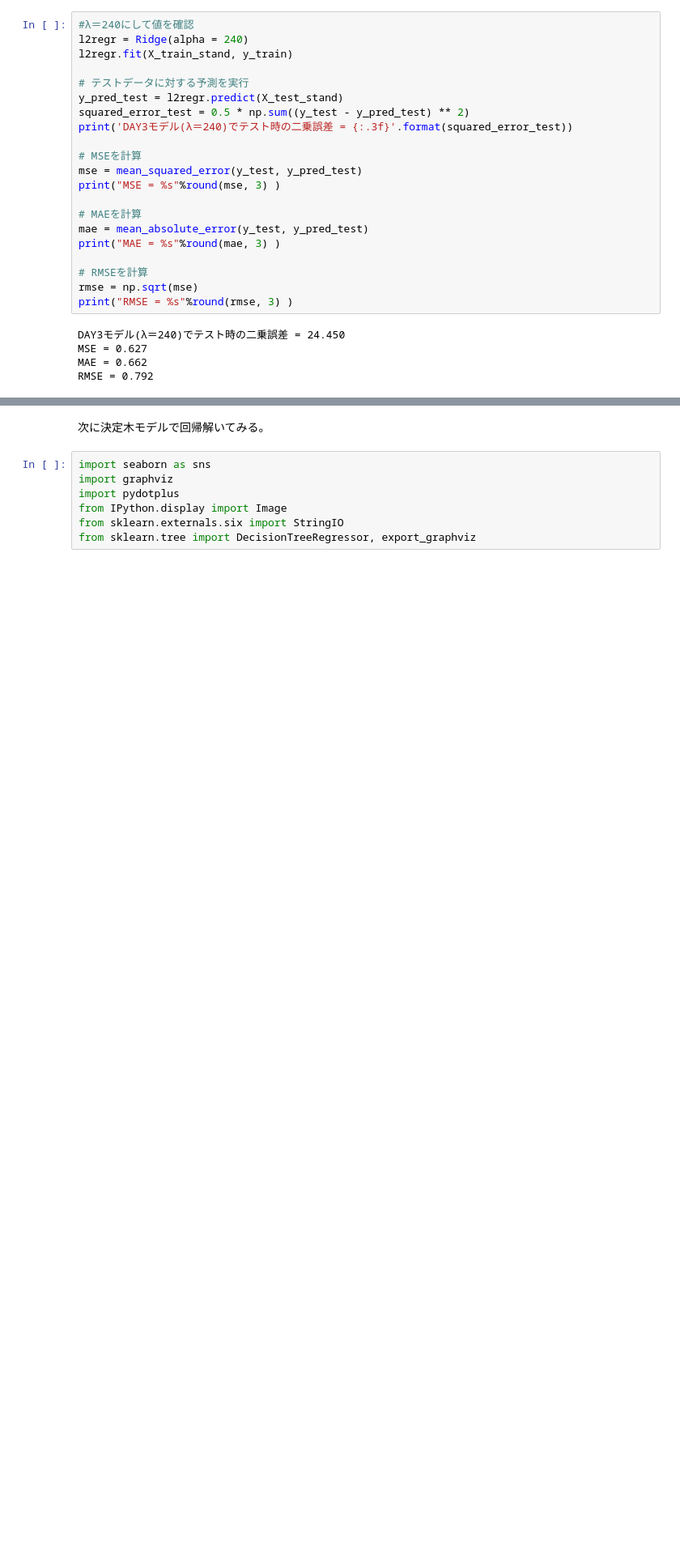
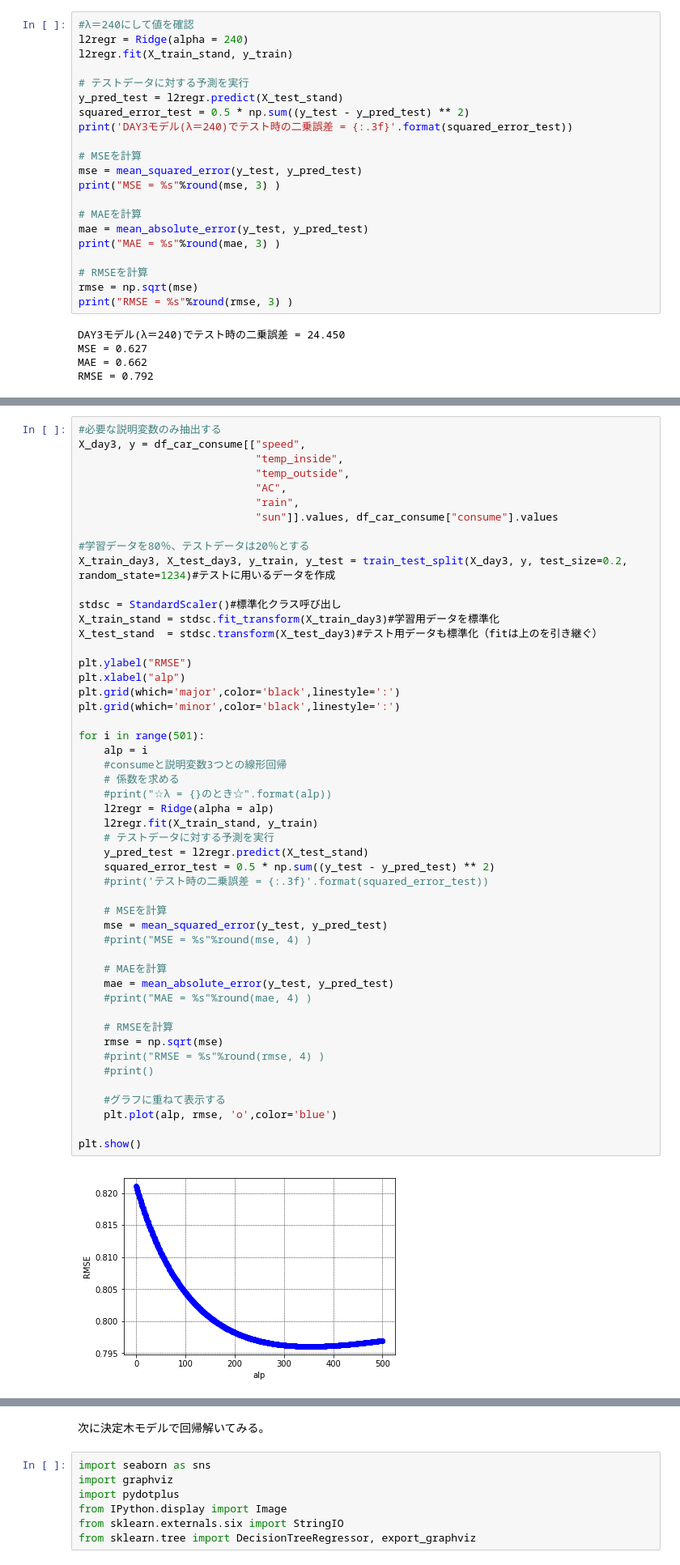
Before and after one commit to ASAO-KYOICHI/kagawa-ai, a Jupyter notebook: Day3_work_浅尾享一.ipynb, the cells around one changed output, grey strips where cells are left out. Shown at 81% size. Drawn from its saved outputs; the diff is of its cells as text; blank space fills up the shorter version.

```diff
--- a/Day3_work_浅尾享一.ipynb
+++ b/Day3_work_浅尾享一.ipynb
@@ -590,0 +589,52 @@ RMSEの値をDAY1とDAY2とで比較すると値が僅かに良くなった。
+# %%
+#必要な説明変数のみ抽出する
+X_day3, y = df_car_consume[["speed",
+                            "temp_inside",
+                            "temp_outside",
+                            "AC",
+                            "rain",
+                            "sun"]].values, df_car_consume["consume"].values
+
+#学習データを80％、テストデータは20％とする
+X_train_day3, X_test_day3, y_train, y_test = train_test_split(X_day3, y, test_size=0.2, random_state=1234)#テストに用いるデータを作成
+
+stdsc = StandardScaler()#標準化クラス呼び出し
+X_train_stand = stdsc.fit_transform(X_train_day3)#学習用データを標準化
+X_test_stand  = stdsc.transform(X_test_day3)#テスト用データも標準化（fitは上のを引き継ぐ）
+
+plt.ylabel("RMSE")
+plt.xlabel("alp")
+plt.grid(which='major',color='black',linestyle=':')
+plt.grid(which='minor',color='black',linestyle=':')
+
+for i in range(501):
+    alp = i
+    #consumeと説明変数3つとの線形回帰
+    # 係数を求める
+    #print("☆λ = {}のとき☆".format(alp))
+    l2regr = Ridge(alpha = alp)
+    l2regr.fit(X_train_stand, y_train)
+    # テストデータに対する予測を実行
+    y_pred_test = l2regr.predict(X_test_stand)
+    squared_error_test = 0.5 * np.sum((y_test - y_pred_test) ** 2)
+    #print('テスト時の二乗誤差 = {:.3f}'.format(squared_error_test))
+
+    # MSEを計算
+    mse = mean_squared_error(y_test, y_pred_test)
+    #print("MSE = %s"%round(mse, 4) )
+
+    # MAEを計算
+    mae = mean_absolute_error(y_test, y_pred_test)
+    #print("MAE = %s"%round(mae, 4) )
+
+    # RMSEを計算
+    rmse = np.sqrt(mse)
+    #print("RMSE = %s"%round(rmse, 4) )
+    #print()
+
+    #グラフに重ねて表示する
+    plt.plot(alp, rmse, 'o',color='blue')
+
+plt.show()
+# %% [output]
+[figure, added]
```
Also changed, not shown: parts of 4 cells of this notebook.
